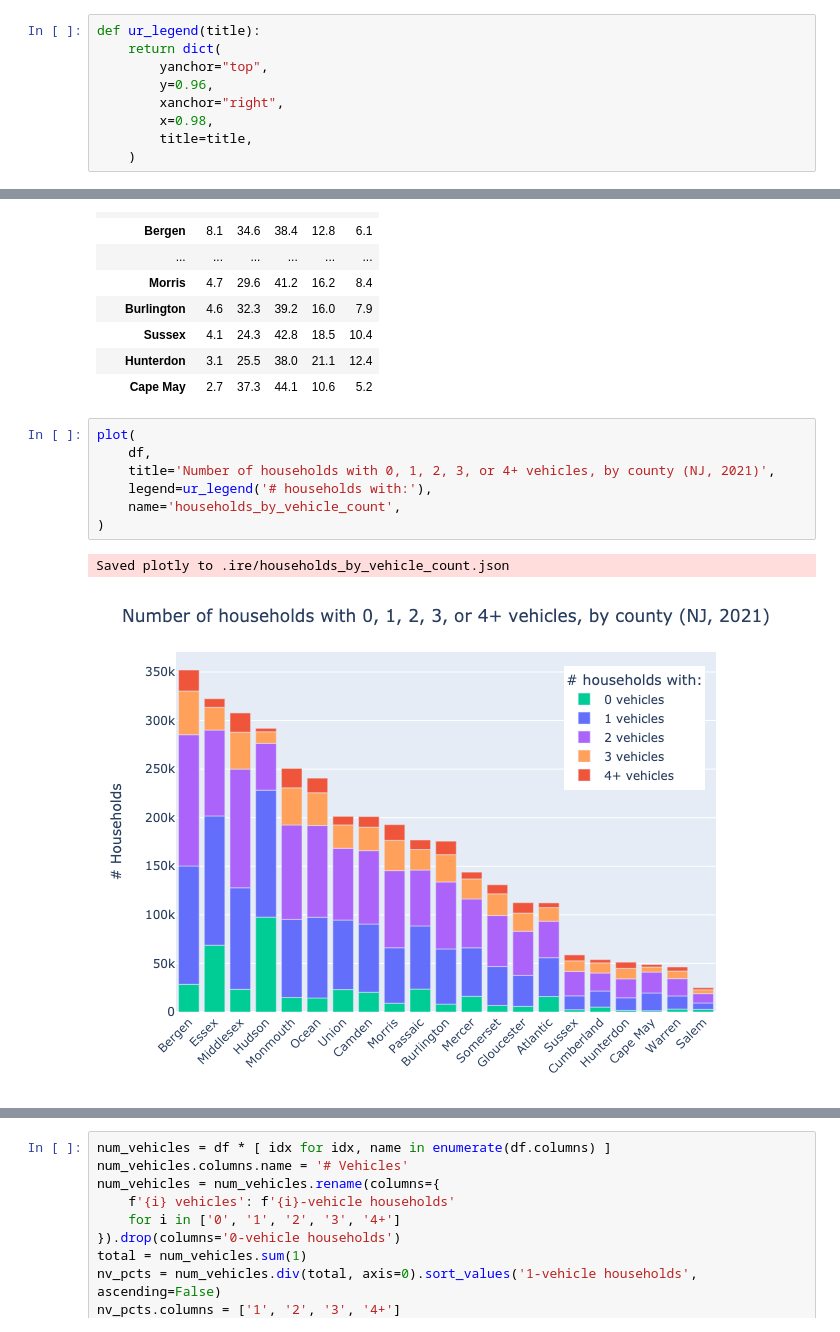
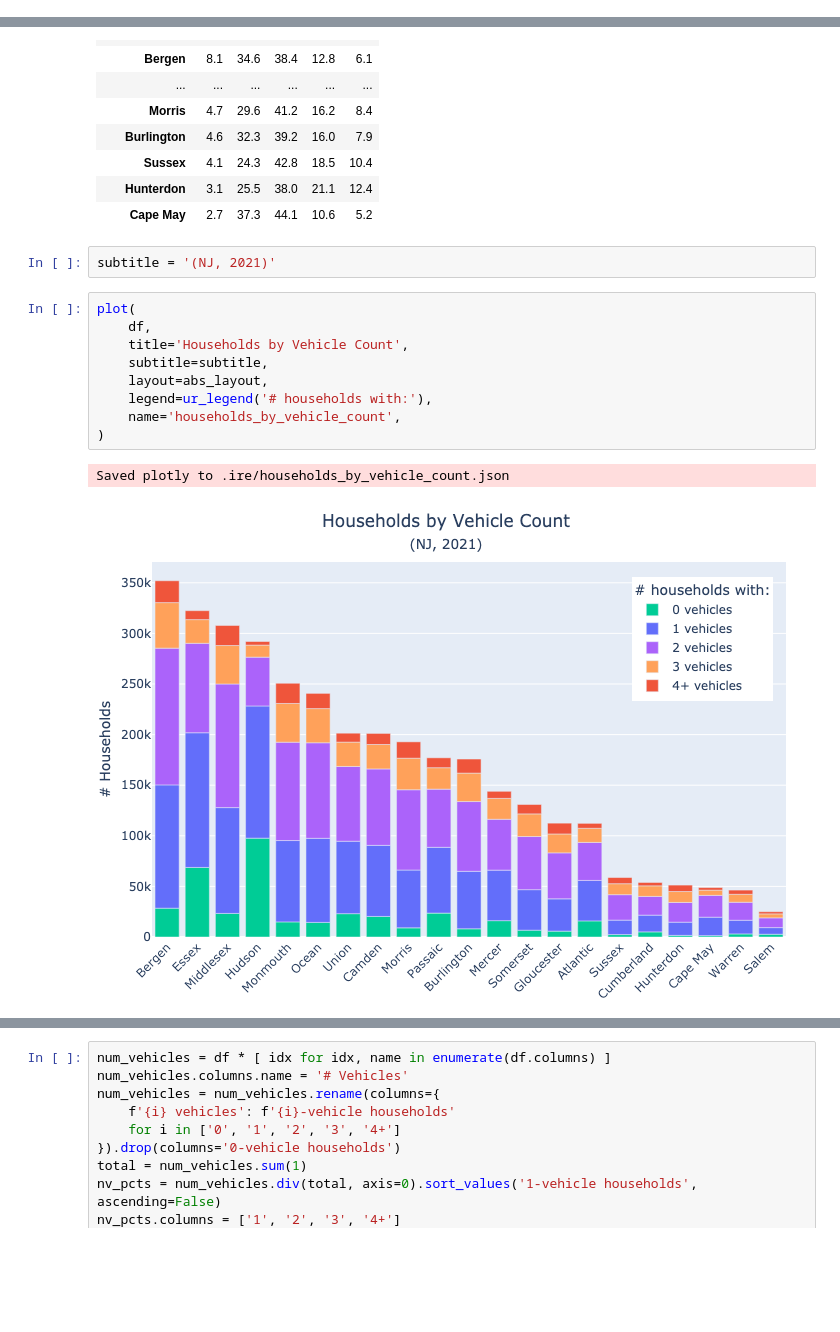
Before and after one commit to hudcostreets/household-vehicles, a Jupyter notebook: nj/household vehicle ownership.ipynb, the cells around one changed output, grey strips where cells are left out. Cells and saved outputs as stored; diff of their text form; blank space fills up the shorter version.

Commit message:
hhvs module, shared plot helpers

```diff
--- a/nj/household vehicle ownership.ipynb
+++ b/nj/household vehicle ownership.ipynb
@@ -51,9 +8,0 @@ def plot(df, title, y=None, colors=colors, name=None, w=W, h=H, pct=False, legen
-# %%
-def ur_legend(title):
-    return dict(
-        yanchor="top",
-        y=0.96,
-        xanchor="right",
-        x=0.98,
-        title=title,
-    )
@@ -176,14 +115,18 @@ Saved parquet to .ire/hh_pct.parquet
 | Sussex | 4.1 | 24.3 | 42.8 | 18.5 | 10.4 |
 | Hunterdon | 3.1 | 25.5 | 38.0 | 21.1 | 12.4 |
 | Cape May | 2.7 | 37.3 | 44.1 | 10.6 | 5.2 |
+# %%
+subtitle = '(NJ, 2021)'
 # %%
 plot(
     df,
-    title='Number of households with 0, 1, 2, 3, or 4+ vehicles, by county (NJ, 2021)',
+    title='Households by Vehicle Count',
+    subtitle=subtitle,
+    layout=abs_layout,
     legend=ur_legend('# households with:'),
     name='households_by_vehicle_count',
 )
 # %% [output]
 Saved plotly to .ire/households_by_vehicle_count.json
-[figure, old version]
+[figure, new version]
 # %%
```
Also changed, not shown: parts of 10 cells of this notebook, 24 other files.
